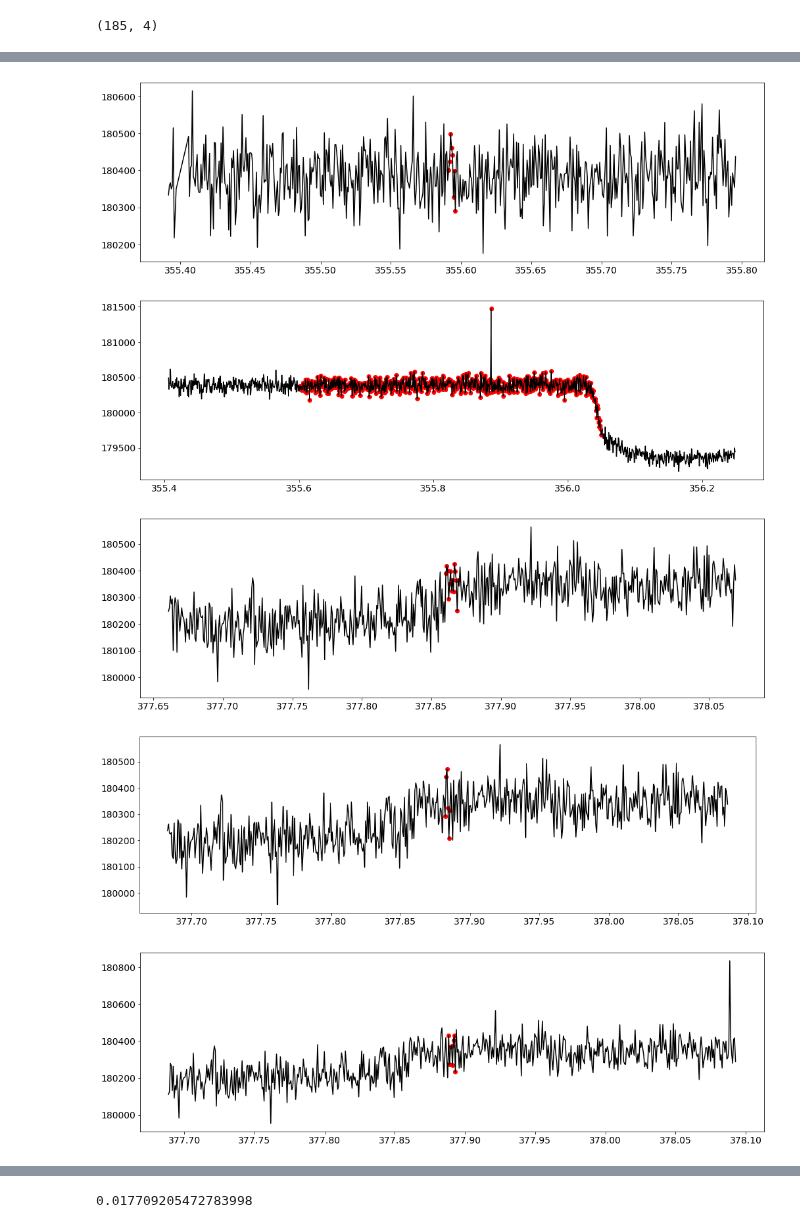
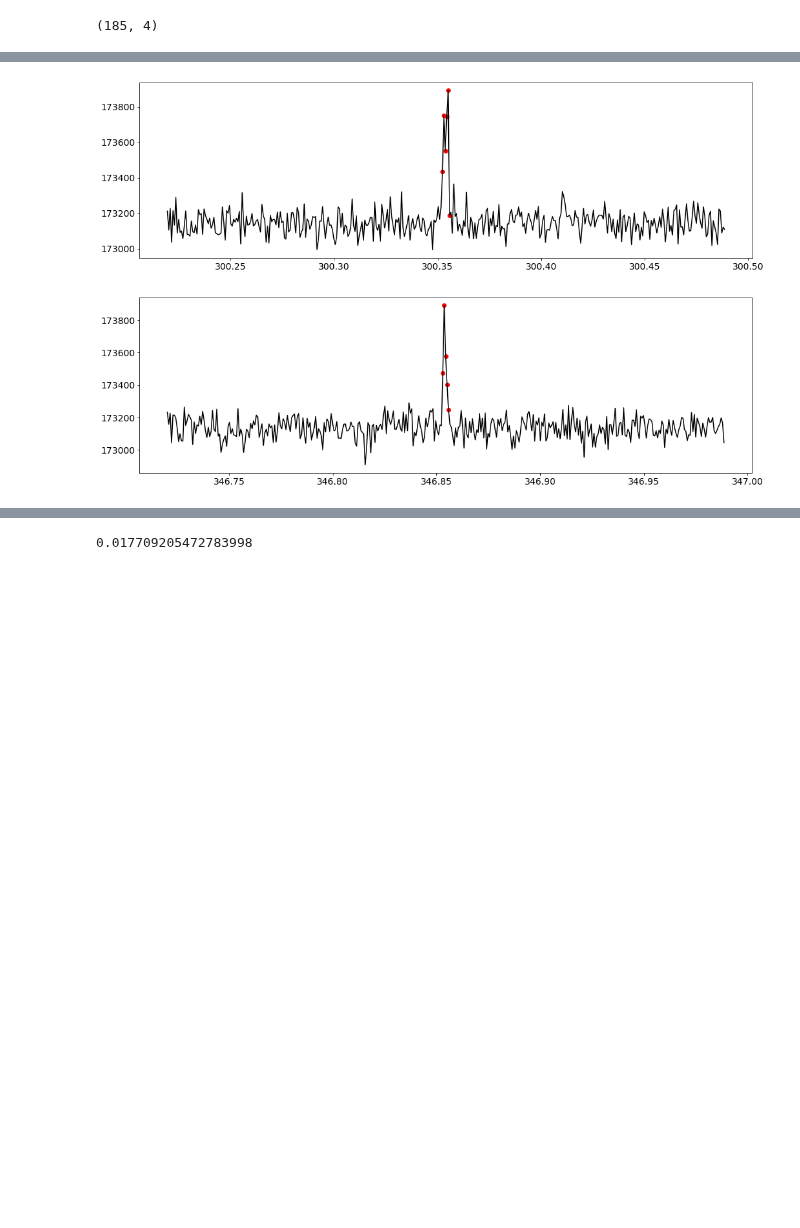
Before and after one commit to ekaterinailin/flaring-spi, a Jupyter notebook: notebooks/inspect_flare.ipynb, the cells around one changed output, grey strips where cells are left out. Saved outputs shown, nothing was run; the diff lists cells and outputs as text; code cells hidden in the pictures; blank space fills up the shorter version.

```diff
--- a/notebooks/inspect_flare.ipynb
+++ b/notebooks/inspect_flare.ipynb
@@ -35,7 +35,7 @@ gf.shape
 # %% [output]
 (185, 4)
 # %%
-row = gf.iloc[121]
+row = gf.iloc[182]
 
 # plot all flares for a light curve at once
 ID, qcs = row.ID, int(row.qcs)
@@ -68,27 +65,24 @@ KOI-94 4
 # %%
 %matplotlib inline
 for i, row in sdf.iloc[:].iterrows():
     plt.figure(figsize=(17,5))
     ts, tf = row.tstart, row.tstop
 
     # pick
 
     if row.mission=="TESS":
         LC = lc[0]
         cad=.2
     else:
         nlc = np.where((ts>tts)[:,0] != (ts>tts)[:,1])[0][0]
         LC = lc[nlc]
-        cad=1
+        cad=1.5
     _ = LC[np.where((LC.time>=ts-.2/cad) & (LC.time<=tf+.2/cad))]
     plt.plot(_.time, _.flux, c="k")
 
     _ = LC[np.where((LC.time>=ts-1e-8) & (LC.time<=tf+1e-8))]
     plt.scatter(_.time, _.flux, c="r")
 #     plt.ylim(3200,3900)
 # %% [output]
-[figure, old version]
+[figure, new version]
-[figure, old version]
+[figure, new version]
-[figure, removed]
-[figure, removed]
-[figure, removed]
```
Also changed, not shown: parts of 6 cells of this notebook, 1 other file.
